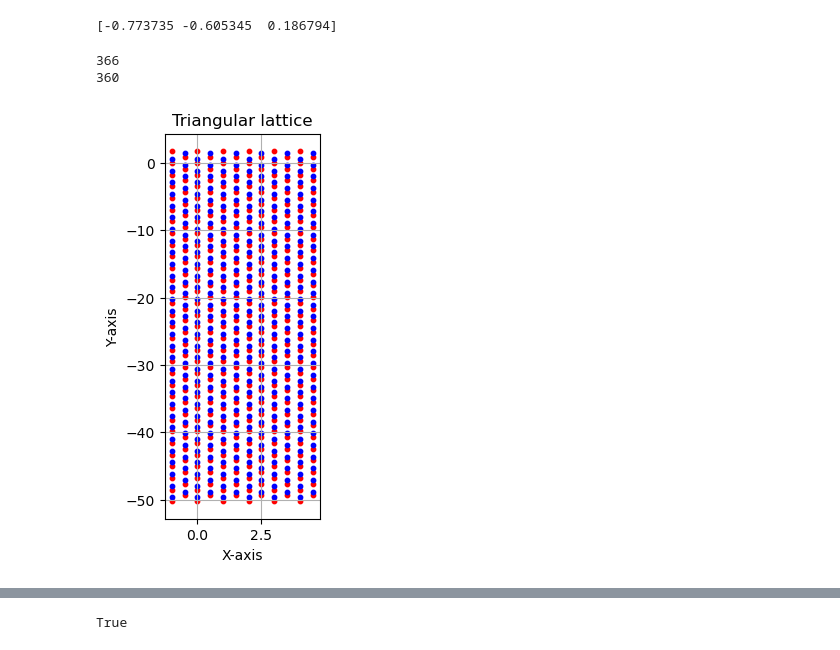
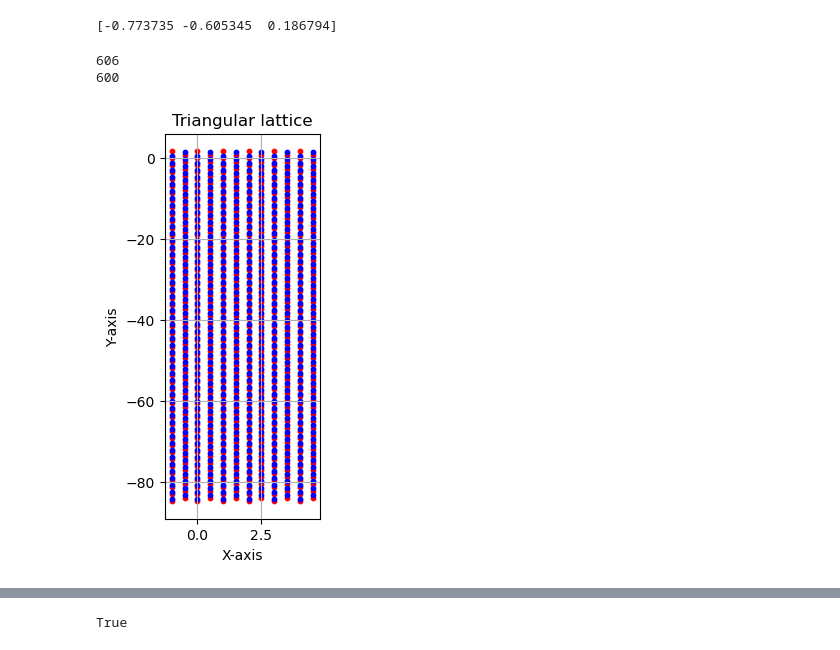
Before and after one commit to SATHEESH-D-M/THE-in-SkX, a Jupyter notebook: Honeycomb-lattice-models/Honeycomb-nanoribbon.ipynb, the cells around one changed output, grey strips where cells are left out. Saved outputs shown, nothing was run; the diff lists cells and outputs as text; code cells hidden in the pictures.

```diff
--- a/Honeycomb-lattice-models/Honeycomb-nanoribbon.ipynb
+++ b/Honeycomb-lattice-models/Honeycomb-nanoribbon.ipynb
@@ -79,39 +79,39 @@ unitcell1_y = []
 unitcell2_x = []
 unitcell2_y = []
 
-sk = 30
+sk = 50
 
 # Bounds of unit cell
 Xlow = - size/2
 Xhigh = (2 * size) + size/2
 Ylow = - np.sqrt(3) * size * (sk - 1) / 2
 Yhigh = np.sqrt(3) * size / 2
 
 for i in range(len(subL1_x)):
     [x1, y1] = [subL1_x[i], subL1_y[i]]
     [x2, y2] = [subL2_x[i], subL2_y[i]]
     if x1 >= Xlow and x1 < Xhigh and y1 >= Ylow and y1 <= Yhigh:
         unitcell1_x.append(x1)
         unitcell1_y.append(y1)
     if x2 >= Xlow and x2 < Xhigh and y2 >= Ylow and y2 <= Yhigh:
         unitcell2_x.append(x2)
         unitcell2_y.append(y2)
 
 print(len(unitcell1_x))
 print(len(unitcell2_y))
 
 g = plt.figure(figsize=(2,5))
 plt.scatter(unitcell1_x, unitcell1_y, color='red', s=10)
 plt.scatter(unitcell2_x, unitcell2_y, color='blue', s=10)
 plt.xlabel('X-axis')
 plt.ylabel('Y-axis')
 plt.title('Triangular lattice')
 plt.grid(True)
 plt.show()
 # %% [output]
-366
-360
+606
+600
-[figure, old version]
+[figure, new version]
 # %%
 # spin texture in unit cell
 list = [[ 0, Yhigh], [1, Yhigh], [2, Yhigh], [-1/2,  Yhigh - 1/(2 * np.sqrt(3))], [1/2,  Yhigh - 1/(2 *np.sqrt(3))],
```
Also changed, not shown: parts of 4 cells of this notebook, 3 other files.
